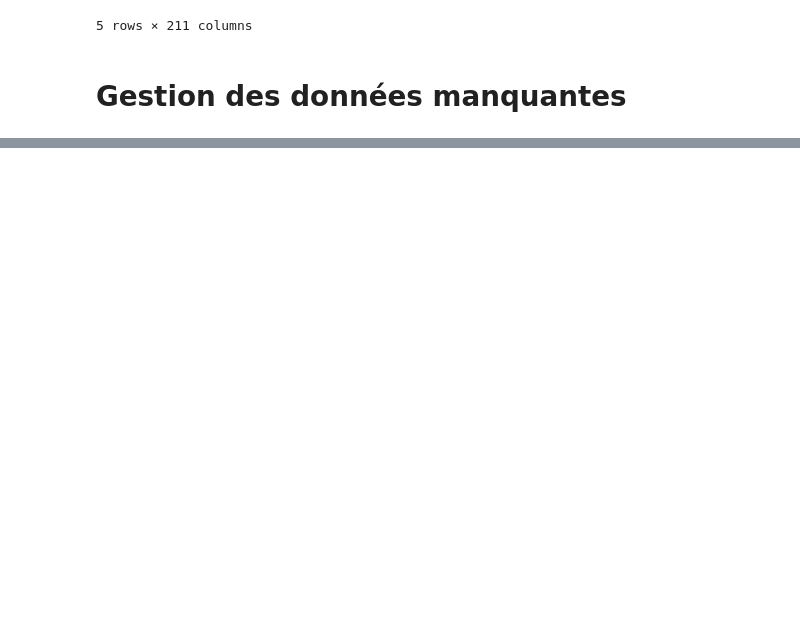
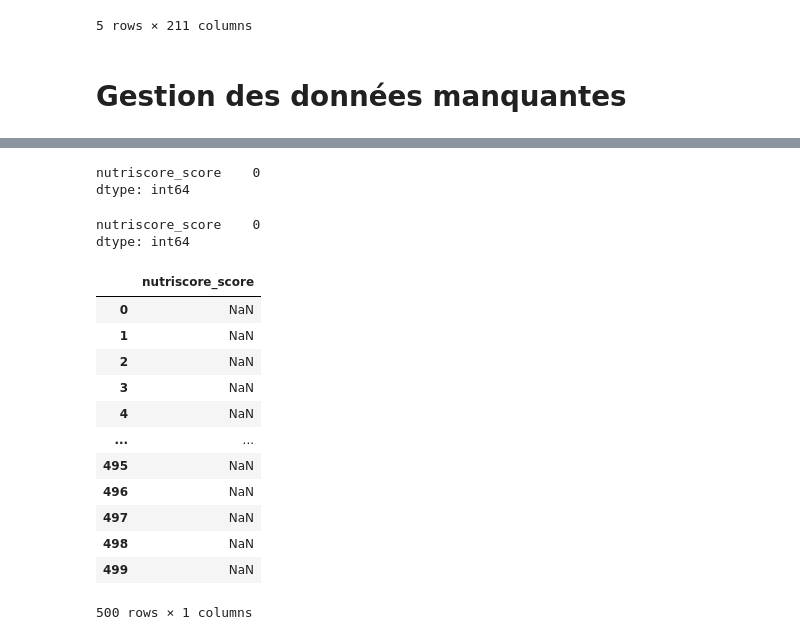
Before and after one commit to MaeGobi/FOOD_slay, a Jupyter notebook: template_teaching_project_ml_OFF/notebooks/data_visualisation.ipynb, the cells around one changed output, grey strips where cells are left out. Drawn from its saved outputs; the diff is of its cells as text; code cells hidden in the pictures; blank space fills up the shorter version.

```diff
--- a/template_teaching_project_ml_OFF/notebooks/data_visualisation.ipynb
+++ b/template_teaching_project_ml_OFF/notebooks/data_visualisation.ipynb
@@ -263,0 +354,32 @@ Retrait des variables avec NAs. Si % NA > X, retirer variable, sinon imputation.
+# %%
+# Vérification du dataset train
+df_train.head(500)
+# %% [output]
+nutriscore_score    0
+dtype: int64
+# %%
+# Vérifier s'il y a des NAs dans le dataset de train
+def count_empty(df_train):
+    return df_train.apply(lambda col: col.isna() | (col.astype(str).str.strip() == '')).sum()
+
+print(count_empty(df_train))
+# %% [output]
+nutriscore_score    0
+dtype: int64
+# %%
+# Vérification du dataset test
+df_test.head(500)
+# %% [output]
+|  | nutriscore_score |
+| 0 | NaN |
+| 1 | NaN |
+| 2 | NaN |
+| 3 | NaN |
+| 4 | NaN |
+| ... | ... |
+| 495 | NaN |
+| 496 | NaN |
+| 497 | NaN |
+| 498 | NaN |
+| 499 | NaN |
+500 rows × 1 columns
```
Also changed, not shown: parts of 7 cells of this notebook.
